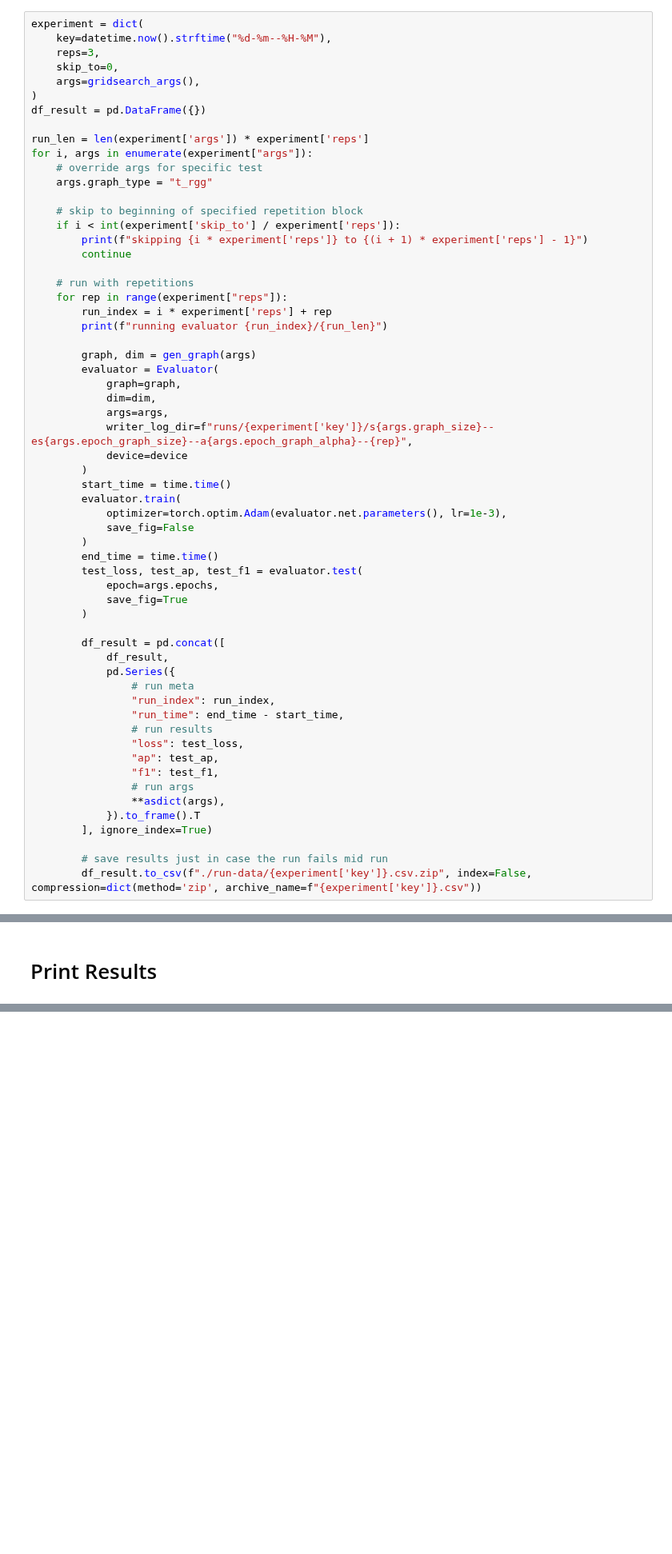
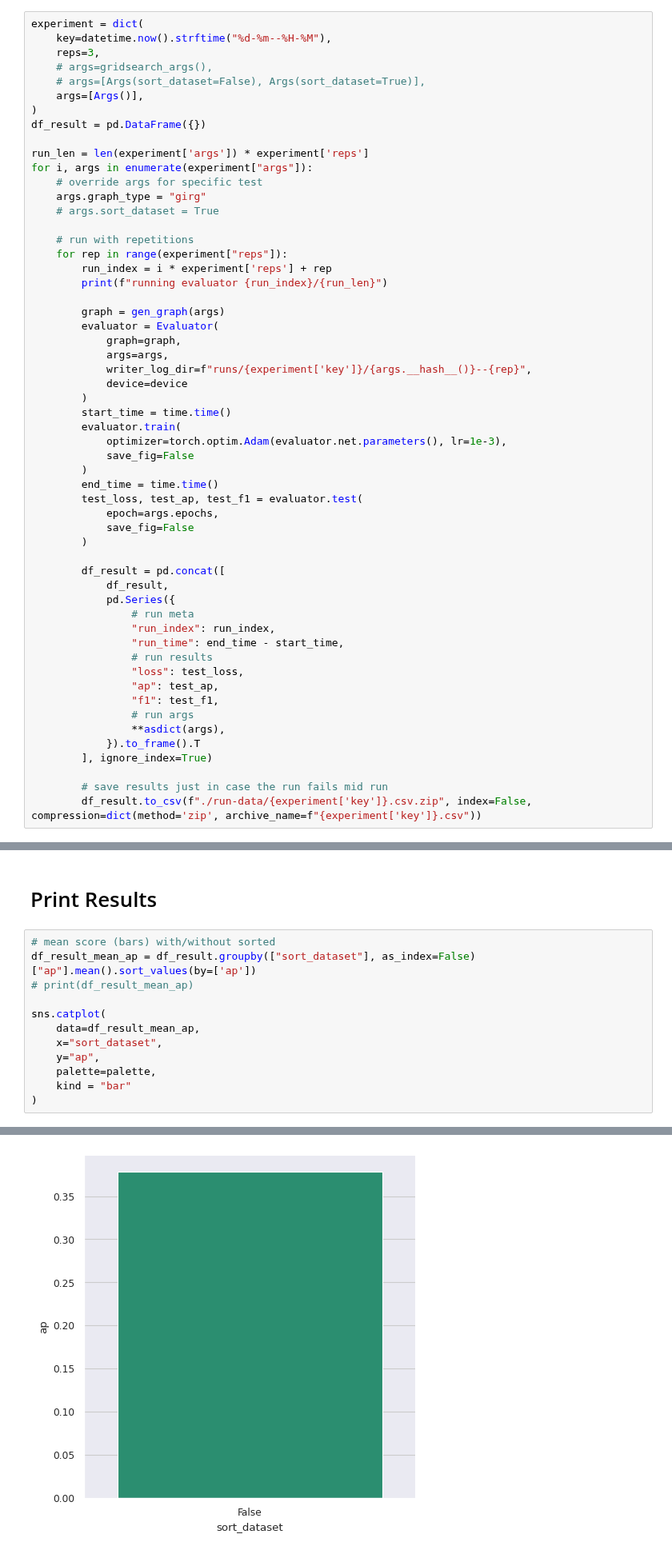
Before and after one commit to HydrofinLoewenherz/embedding-eval-framework, a Jupyter notebook: notebooks/main.ipynb, the cells around one changed output, grey strips where cells are left out. Shown at 80% size. Drawn from its saved outputs; the diff is of its cells as text; blank space fills up the shorter version.

```diff
--- a/notebooks/main.ipynb
+++ b/notebooks/main.ipynb
@@ -42,32 +52,28 @@ palette = "Dark2"
 experiment = dict(
     key=datetime.now().strftime("%d-%m--%H-%M"),
     reps=3,
-    skip_to=0,
-    args=gridsearch_args(),
+    # args=gridsearch_args(),
+    # args=[Args(sort_dataset=False), Args(sort_dataset=True)],
+    args=[Args()],
 )
 df_result = pd.DataFrame({})
 
 run_len = len(experiment['args']) * experiment['reps']
 for i, args in enumerate(experiment["args"]):
     # override args for specific test
-    args.graph_type = "t_rgg"
-
-    # skip to beginning of specified repetition block
-    if i < int(experiment['skip_to'] / experiment['reps']):
-        print(f"skipping {i * experiment['reps']} to {(i + 1) * experiment['reps'] - 1}")
-        continue
+    args.graph_type = "girg"
+    # args.sort_dataset = True
 
     # run with repetitions
     for rep in range(experiment["reps"]):
         run_index = i * experiment['reps'] + rep
         print(f"running evaluator {run_index}/{run_len}")
 
-        graph, dim = gen_graph(args)
+        graph = gen_graph(args)
         evaluator = Evaluator(
             graph=graph,
-            dim=dim,
             args=args,
-            writer_log_dir=f"runs/{experiment['key']}/s{args.graph_size}--es{args.epoch_graph_size}--a{args.epoch_graph_alpha}--{rep}",
+            writer_log_dir=f"runs/{experiment['key']}/{args.__hash__()}--{rep}",
             device=device
         )
         start_time = time.time()
@@ -78,7 +84,7 @@ for i, args in enumerate(experiment["args"]):
         end_time = time.time()
         test_loss, test_ap, test_f1 = evaluator.test(
             epoch=args.epochs,
-            save_fig=True
+            save_fig=False
         )
 
         df_result = pd.concat([
@@ -101,2 +144,15 @@ for i, args in enumerate(experiment["args"]):
 # %% [markdown]
 # Print Results
+# %%
+# mean score (bars) with/without sorted
+df_result_mean_ap = df_result.groupby(["sort_dataset"], as_index=False)["ap"].mean().sort_values(by=['ap'])
+# print(df_result_mean_ap)
+
+sns.catplot(
+    data=df_result_mean_ap,
+    x="sort_dataset",
+    y="ap",
+    palette=palette,
+    kind = "bar"
+)
+# %% [output]
@@ -102,0 +160 @@ for i, args in enumerate(experiment["args"]):
+[figure, added]
```
Also changed, not shown: parts of 14 cells of this notebook, 5 other files.
